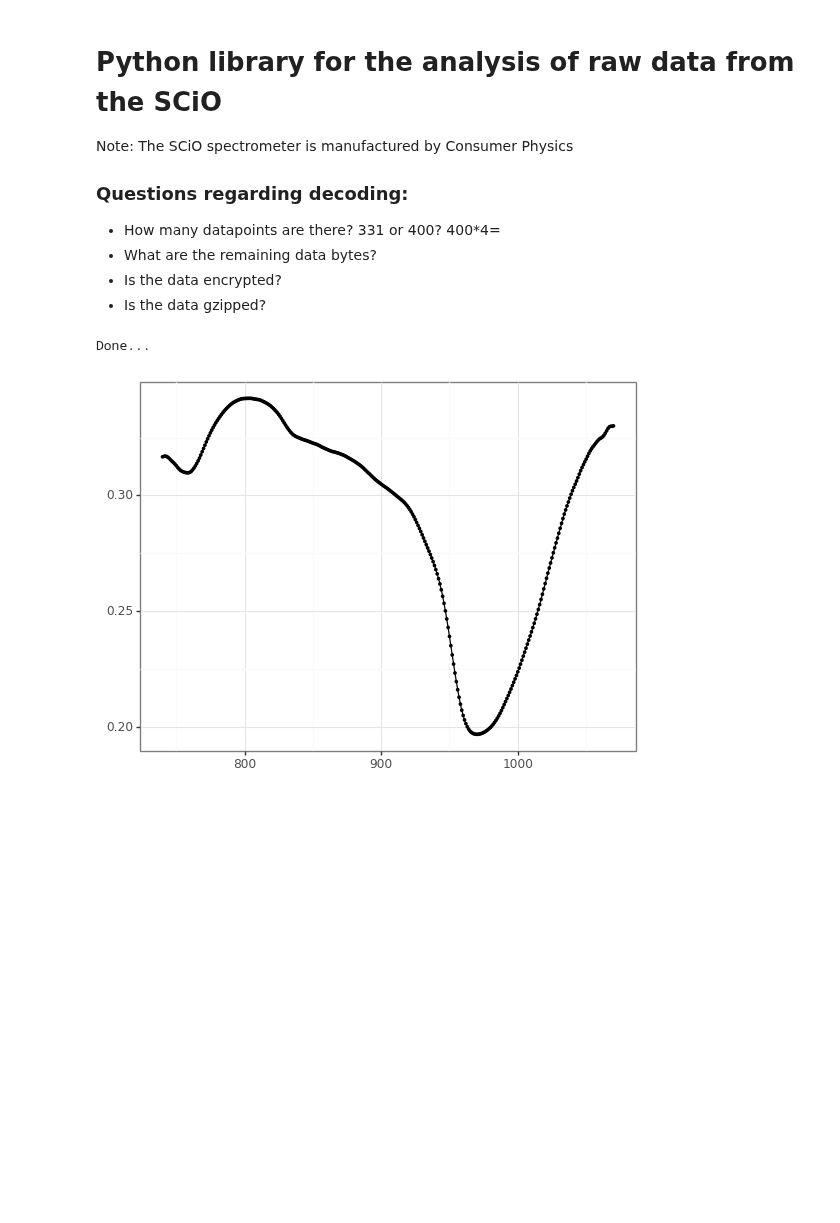
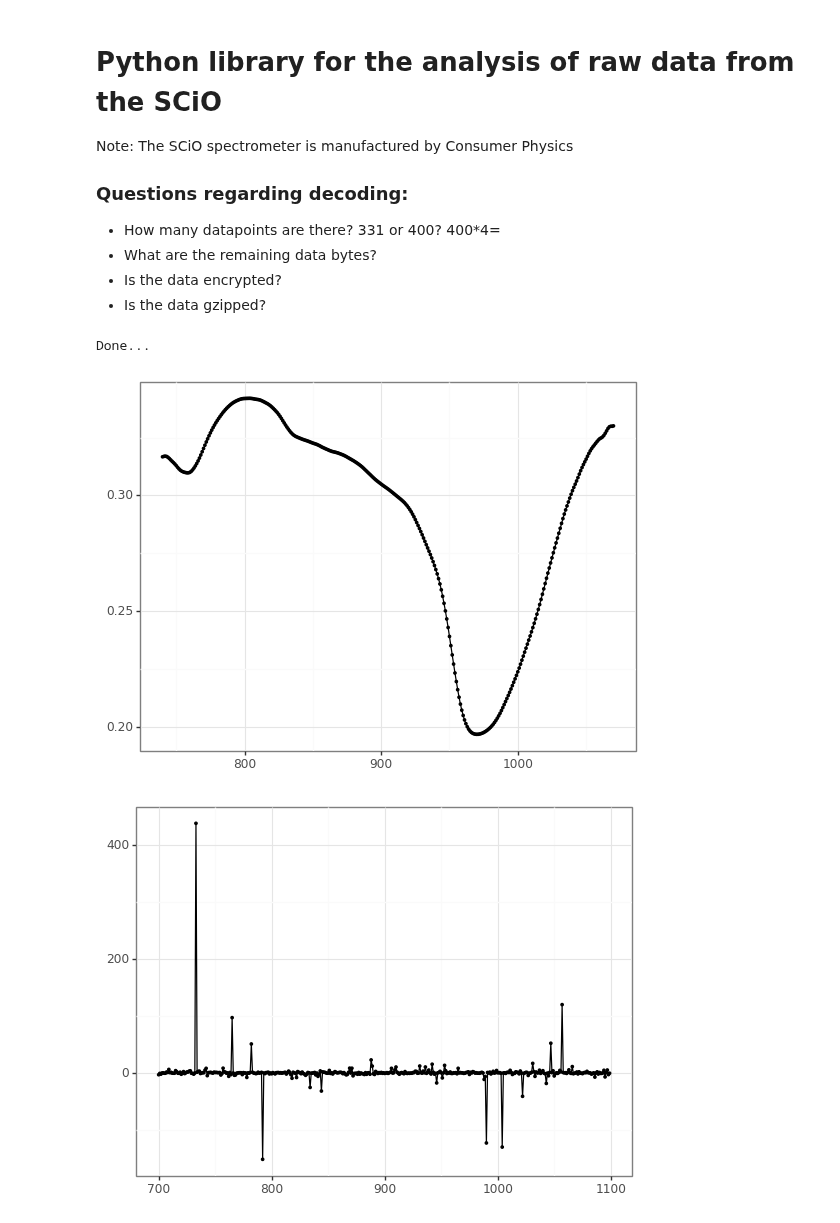
Before and after one commit to kebasaa/SCIO-read, a Jupyter notebook: 03_scio_analyse_devel.ipynb, the cells around one changed output. Cells and saved outputs as stored; diff of their text form; code cells hidden in the pictures; blank space fills up the shorter version.

Commit message:
Added plot of my extracted data

```diff
--- a/03_scio_analyse_devel.ipynb
+++ b/03_scio_analyse_devel.ipynb
@@ -63,9 +63,9 @@ class scio_analyse:
         sample_gradient_bytes = base64.b64decode(scan_raw['sample_gradient'])
 
         # Decode
-        sample          = np.array(struct.unpack('>4x400I196x', sample_bytes))
-        sample_dark     = np.array(struct.unpack('>4x400I196x', sample_dark_bytes))
-        sample_gradient = np.array(struct.unpack('>4x400I52x',  sample_gradient_bytes))
+        sample          = np.array(struct.unpack('<4x400I196x', sample_bytes))
+        sample_dark     = np.array(struct.unpack('<4x400I196x', sample_dark_bytes))
+        sample_gradient = np.array(struct.unpack('<4x400I52x',  sample_gradient_bytes))
 
         # Calculate reflectance
         corrected_sample   = sample - sample_dark
@@ -184,34 +184,47 @@ data_fn        = './01_rawdata/log_extracted/scan_from_log_20211020_105957.json'
 scio = scio_analyse() # Create an instance for this device address
 
 #scio.load_calibration_file()
 #print(scio.calibration_data)
 
 #refl = scio.run_parsing(data_fn, calibration_fn, silent=False)
 #print(refl)
 
 hex_data, b64_data, spec_data = scio.run_log_parsing_test(data_fn, silent=False)
 
 sample_b64 = base64.urlsafe_b64decode(b64_data['sample']).hex()
 
 refl = scio.parse_scan_nocal(b64_data)
 
 #print('From B64:', sample_b64)
 #print('From raw:', hex_data['sample'])
 
 print('Done...')
 
-# Show figure
+# Show figure of reflectance from LOG
 x_data = list(range(740, 1071, 1))
 
 from plotnine import *
 plt = ggplot()
 plt = plt + geom_line(aes(x=x_data, y=spec_data))
 plt = plt + geom_point(aes(x=x_data, y=spec_data), size=0.5)
 plt = plt + theme_bw()
 print(plt)
+
+
+
+# Show figure of raw data
+x_data = list(range(700, 1100, 1))
+
+from plotnine import *
+plt = ggplot()
+plt = plt + geom_line(aes(x=x_data, y=refl))
+plt = plt + geom_point(aes(x=x_data, y=refl), size=0.5)
+plt = plt + theme_bw()
+print(plt)
 # %% [output]
 Done...
 [figure]
+[figure, added]
 # %%
 print(struct.unpack('>H', bytes.fromhex('0290')))
 print(struct.unpack('<H', bytes.fromhex('0807')))
```
